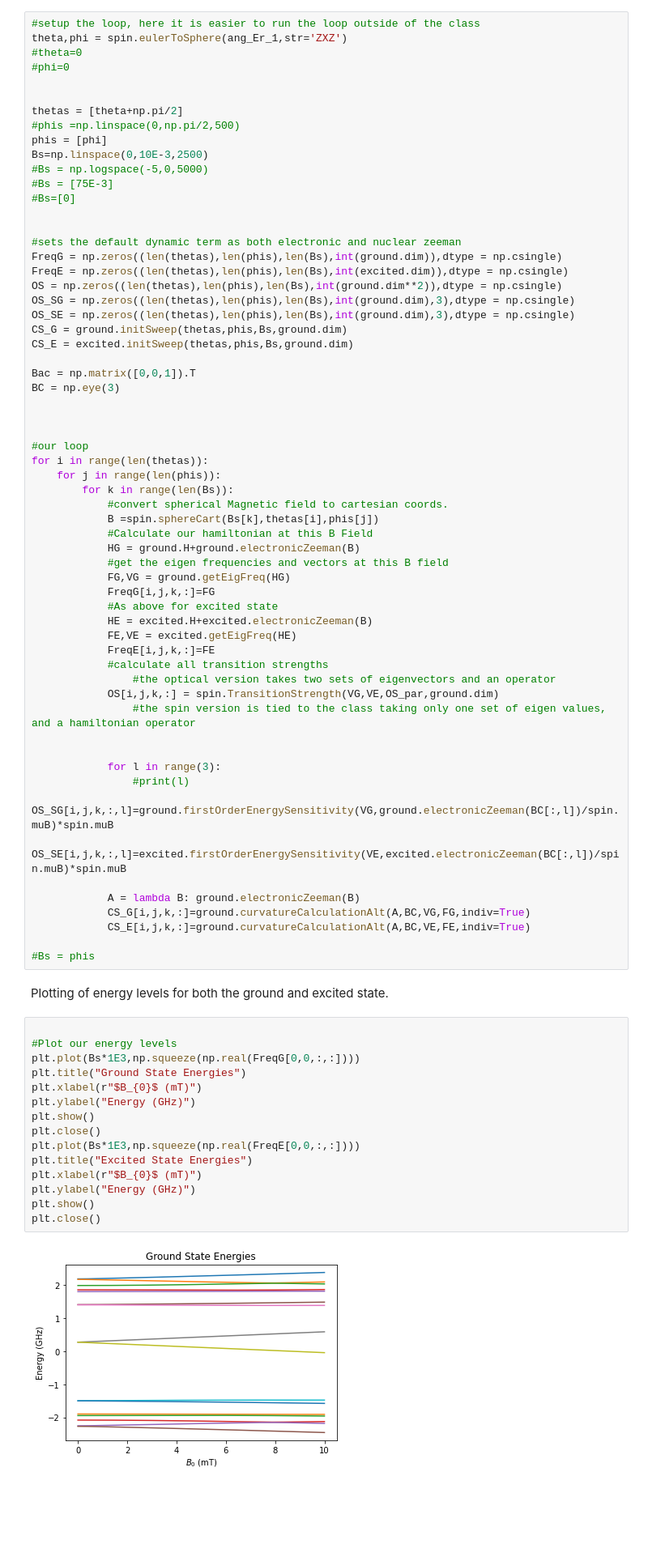
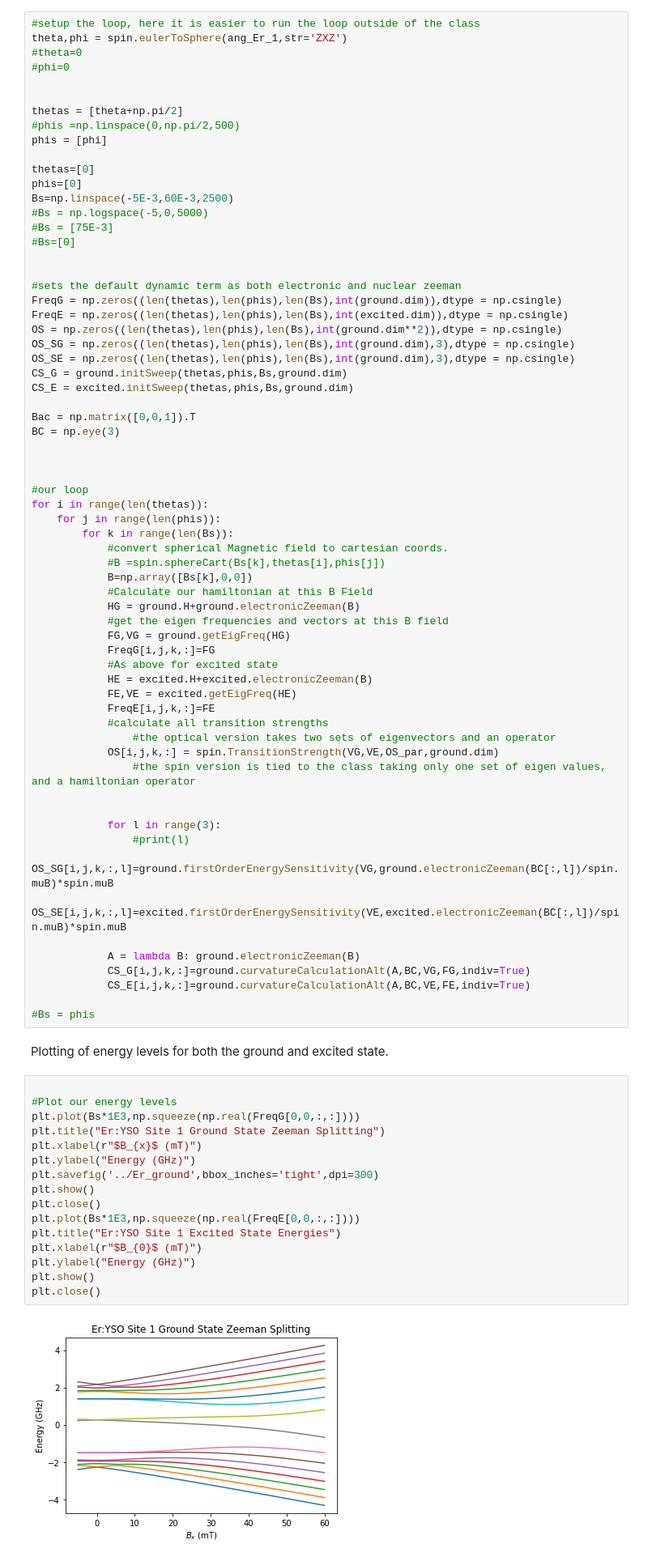
Before and after one commit to Quantum-Integration-Laboratory/qil_spin_Hamiltonian, a Jupyter notebook: Er_site_1.ipynb, the cells around one changed output. Shown: that part at 81% size. Cells and saved outputs as stored; diff of their text form; blank space fills up the shorter version.

Commit message:
many updates, most recently to do with fitting real data

```diff
--- a/Er_site_1.ipynb
+++ b/Er_site_1.ipynb
@@ -78,7 +78,10 @@ theta,phi = spin.eulerToSphere(ang_Er_1,str='ZXZ')
 thetas = [theta+np.pi/2]
 #phis =np.linspace(0,np.pi/2,500)
 phis = [phi]
-Bs=np.linspace(0,10E-3,2500)
+
+thetas=[0]
+phis=[0]
+Bs=np.linspace(-5E-3,60E-3,2500)
 #Bs = np.logspace(-5,0,5000)
 #Bs = [75E-3]
 #Bs=[0]
@@ -103,7 +106,8 @@ for i in range(len(thetas)):
     for j in range(len(phis)):
         for k in range(len(Bs)):
             #convert spherical Magnetic field to cartesian coords.
-            B =spin.sphereCart(Bs[k],thetas[i],phis[j])
+            #B =spin.sphereCart(Bs[k],thetas[i],phis[j])
+            B=np.array([Bs[k],0,0])
             #Calculate our hamiltonian at this B Field
             HG = ground.H+ground.electronicZeeman(B)
             #get the eigen frequencies and vectors at this B field
@@ -134,17 +138,18 @@ Plotting of energy levels for both the ground and excited state.
 # %%
 
 #Plot our energy levels
 plt.plot(Bs*1E3,np.squeeze(np.real(FreqG[0,0,:,:])))
-plt.title("Ground State Energies")
+plt.title("Er:YSO Site 1 Ground State Zeeman Splitting")
+plt.xlabel(r"$B_{x}$ (mT)")
+plt.ylabel("Energy (GHz)")
+plt.savefig('../Er_ground',bbox_inches='tight',dpi=300)
+plt.show()
+plt.close()
+plt.plot(Bs*1E3,np.squeeze(np.real(FreqE[0,0,:,:])))
+plt.title("Er:YSO Site 1 Excited State Energies")
 plt.xlabel(r"$B_{0}$ (mT)")
 plt.ylabel("Energy (GHz)")
 plt.show()
 plt.close()
-plt.plot(Bs*1E3,np.squeeze(np.real(FreqE[0,0,:,:])))
-plt.title("Excited State Energies")
-plt.xlabel(r"$B_{0}$ (mT)")
-plt.ylabel("Energy (GHz)")
-plt.show()
-plt.close()
 # %% [output]
-[figure, old version]
+[figure, new version]
```
Also changed, not shown: parts of 6 cells of this notebook, 16 other files.
